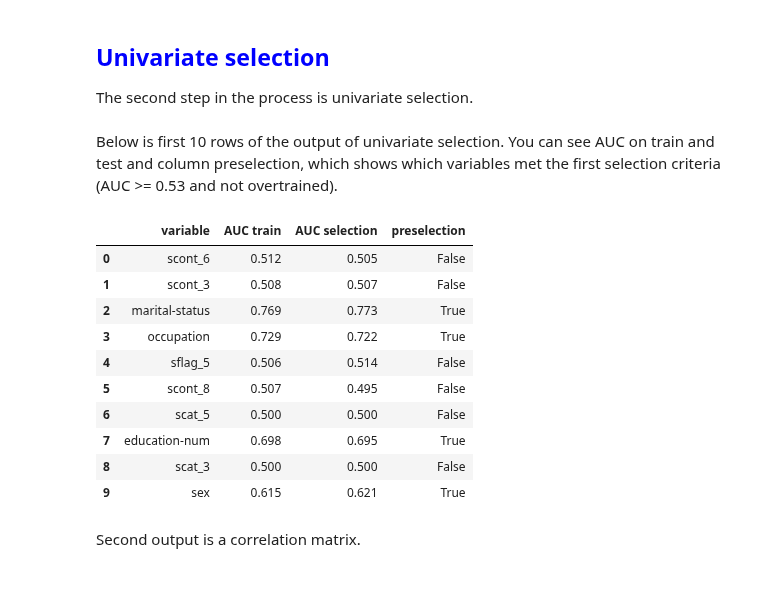
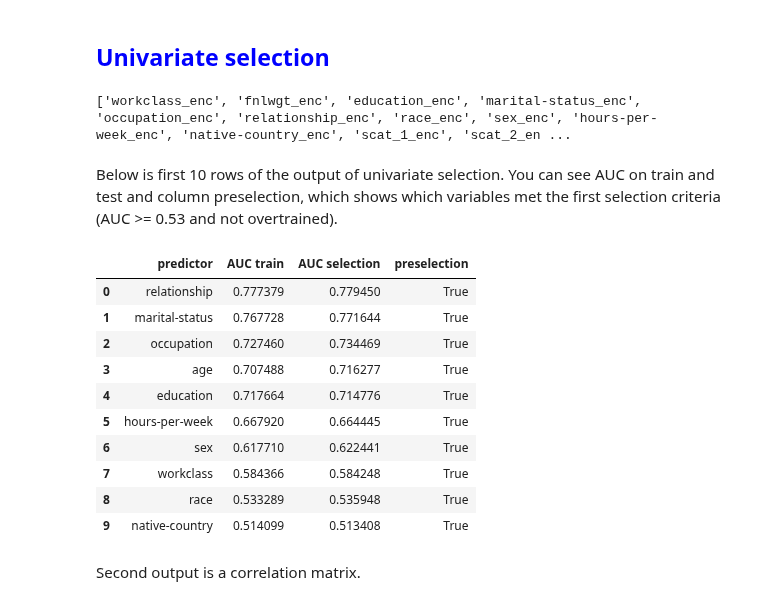
Before and after one commit to PythonPredictions/cobra, a Jupyter notebook: examples/examples.ipynb, the cells around one changed output. Drawn from its saved outputs; the diff is of its cells as text; code cells hidden in the pictures.

```diff
--- a/examples/examples.ipynb
+++ b/examples/examples.ipynb
@@ -91,0 +91,4 @@ Moreover, the class has few available attributes, which migth help you throughou
+# %%
+preprocessor.fit(basetable[basetable["split"]=="train"],
+                 continuous_vars=continuous_vars, discrete_vars=discrete_vars,
+                 target_column_name="TARGET")
@@ -91,0 +112,5 @@ Moreover, the class has few available attributes, which migth help you throughou
+# %%
+basetable = (preprocessor
+             .transform(basetable,
+                        continuous_vars=continuous_vars,
+                        discrete_vars=discrete_vars))
@@ -92,3 +130,2 @@ Moreover, the class has few available attributes, which migth help you throughou
 # %% [markdown]
 ## <font color='blue'>Univariate selection</font>
-The second step in the process is univariate selection.
@@ -99,18 +132,29 @@ df_unisel, df_corr = build.fit_univariate(df_transformed,        #Dataframe with
+# %%
+preprocessed_predictors = [col for col in basetable.columns if col.endswith("_enc")]
+print(preprocessed_predictors)
+# %% [output]
+['workclass_enc', 'fnlwgt_enc', 'education_enc', 'marital-status_enc', 'occupation_enc', 'relationship_enc', 'race_enc', 'sex_enc', 'hours-per-week_enc', 'native-country_enc', 'scat_1_enc', 'scat_2_en ...
+# %%
+df_auc = univariate_selection.compute_univariate_preselection(
+    target_enc_train_data=basetable[basetable["split"] == "train"],
+    target_enc_selection_data=basetable[basetable["split"] == "selection"],
+    predictors=preprocessed_predictors,
+    target_column="TARGET")
 # %% [markdown]
 Below is first 10 rows of the output of univariate selection. You can see AUC on train and test and column preselection, which shows which variables met the first selection criteria (AUC >= 0.53 and not overtrained).
 # %%
-df_unisel.head(n=10)
+df_auc.head(n=10)
 # %% [output]
-|  | variable | AUC train | AUC selection | preselection |
-| 0 | scont_6 | 0.512 | 0.505 | False |
-| 1 | scont_3 | 0.508 | 0.507 | False |
-| 2 | marital-status | 0.769 | 0.773 | True |
-| 3 | occupation | 0.729 | 0.722 | True |
-| 4 | sflag_5 | 0.506 | 0.514 | False |
-| 5 | scont_8 | 0.507 | 0.495 | False |
-| 6 | scat_5 | 0.500 | 0.500 | False |
-| 7 | education-num | 0.698 | 0.695 | True |
-| 8 | scat_3 | 0.500 | 0.500 | False |
-| 9 | sex | 0.615 | 0.621 | True |
+|  | predictor | AUC train | AUC selection | preselection |
+| 0 | relationship | 0.777379 | 0.779450 | True |
+| 1 | marital-status | 0.767728 | 0.771644 | True |
+| 2 | occupation | 0.727460 | 0.734469 | True |
+| 3 | age | 0.707488 | 0.716277 | True |
+| 4 | education | 0.717664 | 0.714776 | True |
+| 5 | hours-per-week | 0.667920 | 0.664445 | True |
+| 6 | sex | 0.617710 | 0.622441 | True |
+| 7 | workclass | 0.584366 | 0.584248 | True |
+| 8 | race | 0.533289 | 0.535948 | True |
+| 9 | native-country | 0.514099 | 0.513408 | True |
 # %% [markdown]
 Second output is a correlation matrix.
```
Also changed, not shown: parts of 52 cells of this notebook.
